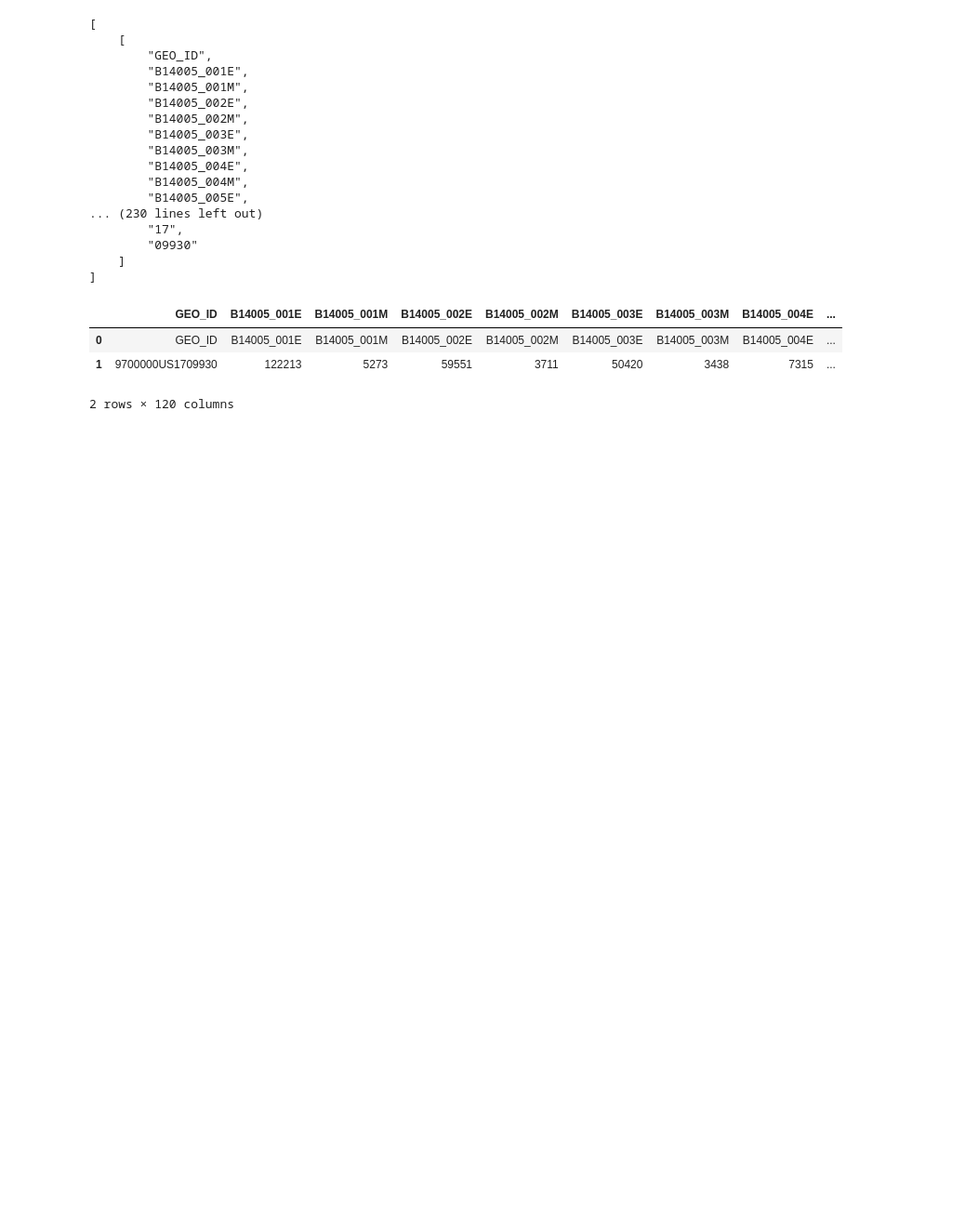
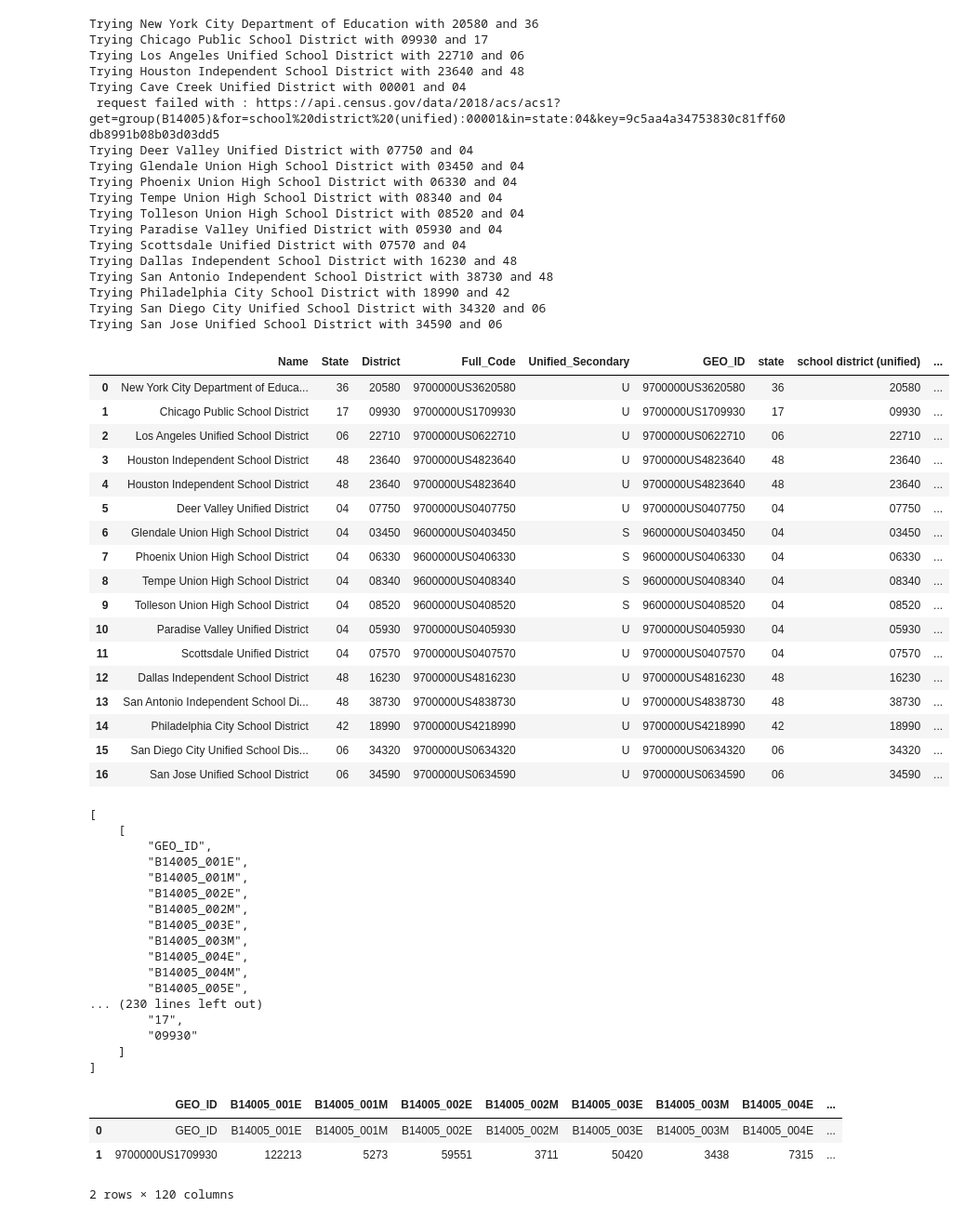
Before and after one commit to eisenba/project-1, a Jupyter notebook: censusdata/CensusData.ipynb, the cells around one changed output. Shown: that part at 93% size. Drawn from its saved outputs; the diff is of its cells as text; code cells hidden in the pictures; blank space fills up the shorter version.

Commit message:
Adds loop for B14005

```diff
--- a/censusdata/CensusData.ipynb
+++ b/censusdata/CensusData.ipynb
@@ -73,0 +83,79 @@ districts_df
+# %%
+# API call loop for table B14005 2018
+# some setup before the loop
+#set base url for 2018
+base_url = 'https://api.census.gov/data/2018/acs/acs1?'
+group = "B14005"
+district = ""
+state = ""
+selectB14005_full = []
+# loop through each district in districts_df
+for index, row in districts_df18.iterrows():
+    district = row['District']
+    state = row['State']
+    u_s = row['Unified_Secondary']
+    if u_s == 'U':
+        try:
+            print(f"Trying {row['Name']} with {district} and {state}")
+            response = requests.get(f"{base_url}get=group({group})&for=school%20district%20(unified):{district}&in=state:{state}&key={census_key}").json()
+        except:
+            print(f" request failed with : {base_url}get=group({group})&for=school%20district%20(unified):{district}&in=state:{state}&key={census_key}")
+    elif u_s == 'S':
+        try:
+            print(f"Trying {row['Name']} with {district} and {state}")
+            response = requests.get(f"{base_url}get=group({group})&for=school%20district%20(secondary):{district}&in=state:{state}&key={census_key}").json()
+        except:
+            print(f" request failed with : {base_url}get=group({group})&for=school%20district%20(secondary):{district}&in=state:{state}&key={census_key}")
+    # Clean call response
+    response_df = pd.DataFrame(response)
+    response_df.columns = cps_df.iloc[0]
+    # trim columns
+    selectB14005 = pd.DataFrame(response_df.iloc[1][['GEO_ID','state','school district (unified)',
+                    'B14005_001E','B14005_002E','B14005_003E','B14005_004E',
+                     'B14005_005E','B14005_006E','B14005_016E','B14005_017E',
+                    'B14005_018E','B14005_019E', 'B14005_020E']])
+    select2B14005 = selectB14005.transpose()
+    #print(select2B14005)
+    # add to districts_df18
+    selectB14005_full.append(select2B14005.iloc[0])
+
+selectB14005_full_df = pd.DataFrame(selectB14005_full)
+districts_df18B14005 = districts_df18.merge(selectB14005_full_df, left_on = 'Full_Code', right_on = 'GEO_ID')
+districts_df18B14005
+# %% [output]
+Trying New York City Department of Education with 20580 and 36
+Trying Chicago Public School District with 09930 and 17
+Trying Los Angeles Unified School District with 22710 and 06
+Trying Houston Independent School District with 23640 and 48
+Trying Cave Creek Unified District with 00001 and 04
+ request failed with : https://api.census.gov/data/2018/acs/acs1?get=group(B14005)&for=school%20district%20(unified):00001&in=state:04&key=9c5aa4a34753830c81ff60db8991b08b03d03dd5
+Trying Deer Valley Unified District with 07750 and 04
+Trying Glendale Union High School District with 03450 and 04
+Trying Phoenix Union High School District with 06330 and 04
+Trying Tempe Union High School District with 08340 and 04
+Trying Tolleson Union High School District with 08520 and 04
+Trying Paradise Valley Unified District with 05930 and 04
+Trying Scottsdale Unified District with 07570 and 04
+Trying Dallas Independent School District with 16230 and 48
+Trying San Antonio Independent School District with 38730 and 48
+Trying Philadelphia City School District with 18990 and 42
+Trying San Diego City Unified School District with 34320 and 06
+Trying San Jose Unified School District with 34590 and 06
+|  | Name | State | District | Full_Code | Unified_Secondary | GEO_ID | state | school district (unified) | ... |
+| 0 | New York City Department of Educa... | 36 | 20580 | 9700000US3620580 | U | 9700000US3620580 | 36 | 20580 | ... |
+| 1 | Chicago Public School District | 17 | 09930 | 9700000US1709930 | U | 9700000US1709930 | 17 | 09930 | ... |
+| 2 | Los Angeles Unified School District | 06 | 22710 | 9700000US0622710 | U | 9700000US0622710 | 06 | 22710 | ... |
+| 3 | Houston Independent School District | 48 | 23640 | 9700000US4823640 | U | 9700000US4823640 | 48 | 23640 | ... |
+| 4 | Houston Independent School District | 48 | 23640 | 9700000US4823640 | U | 9700000US4823640 | 48 | 23640 | ... |
+| 5 | Deer Valley Unified District | 04 | 07750 | 9700000US0407750 | U | 9700000US0407750 | 04 | 07750 | ... |
+| 6 | Glendale Union High School District | 04 | 03450 | 9600000US0403450 | S | 9600000US0403450 | 04 | 03450 | ... |
+| 7 | Phoenix Union High School District | 04 | 06330 | 9600000US0406330 | S | 9600000US0406330 | 04 | 06330 | ... |
+| 8 | Tempe Union High School District | 04 | 08340 | 9600000US0408340 | S | 9600000US0408340 | 04 | 08340 | ... |
+| 9 | Tolleson Union High School District | 04 | 08520 | 9600000US0408520 | S | 9600000US0408520 | 04 | 08520 | ... |
+| 10 | Paradise Valley Unified District | 04 | 05930 | 9700000US0405930 | U | 9700000US0405930 | 04 | 05930 | ... |
+| 11 | Scottsdale Unified District | 04 | 07570 | 9700000US0407570 | U | 9700000US0407570 | 04 | 07570 | ... |
+| 12 | Dallas Independent School District | 48 | 16230 | 9700000US4816230 | U | 9700000US4816230 | 48 | 16230 | ... |
+| 13 | San Antonio Independent School Di... | 48 | 38730 | 9700000US4838730 | U | 9700000US4838730 | 48 | 38730 | ... |
+| 14 | Philadelphia City School District | 42 | 18990 | 9700000US4218990 | U | 9700000US4218990 | 42 | 18990 | ... |
+| 15 | San Diego City Unified School Dis... | 06 | 34320 | 9700000US0634320 | U | 9700000US0634320 | 06 | 34320 | ... |
+| 16 | San Jose Unified School District | 06 | 34590 | 9700000US0634590 | U | 9700000US0634590 | 06 | 34590 | ... |
```
Also changed, not shown: parts of 3 cells of this notebook.
